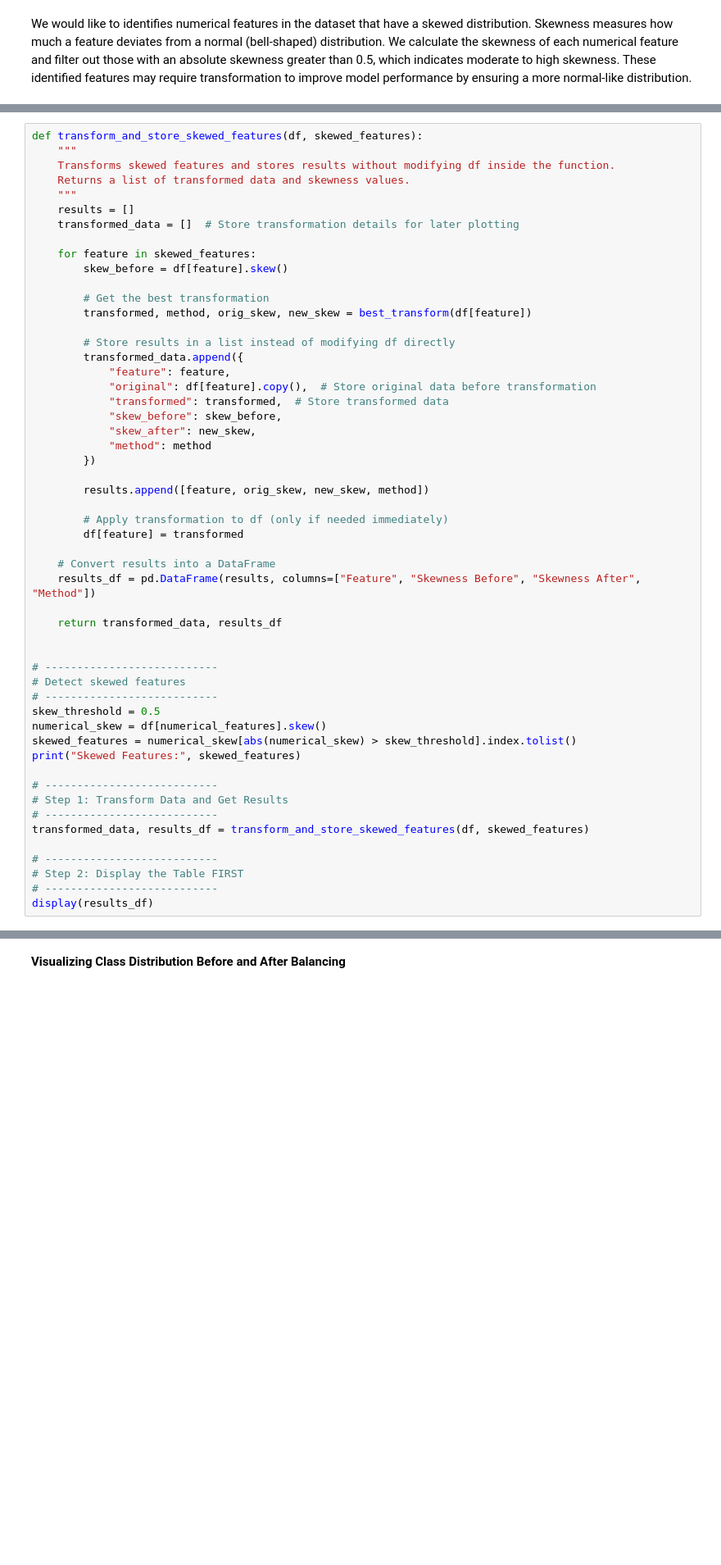
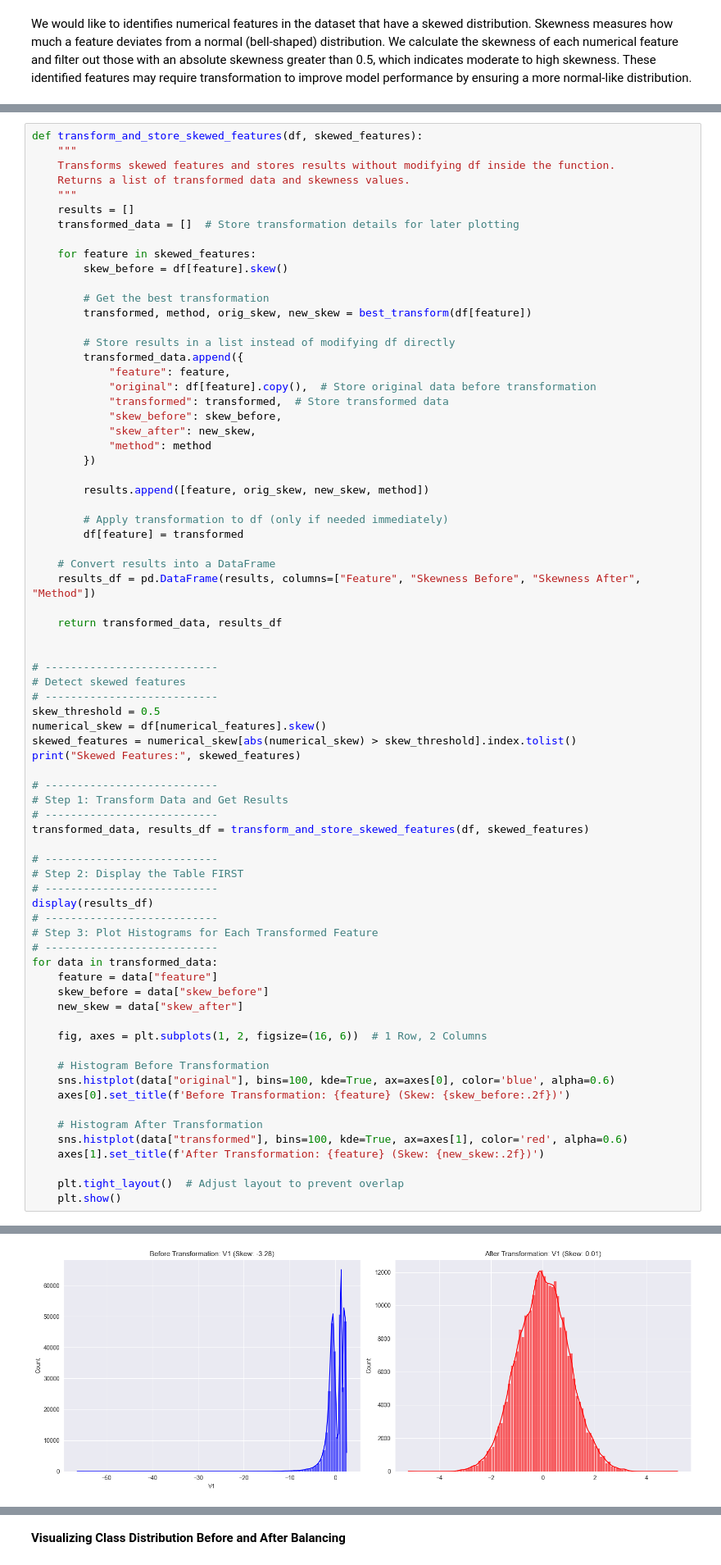
Before and after one commit to guyreuveni33/Tabular-Data-Science-Final-Research-Project, a Jupyter notebook: 21_2_2025_13 (2).ipynb, the cells around one changed output, grey strips where cells are left out. Shown at 82% size. Drawn from its saved outputs; the diff is of its cells as text; blank space fills up the shorter version.

```diff
--- a/21_2_2025_13 (2).ipynb
+++ b/21_2_2025_13 (2).ipynb
@@ -423,30 +395,51 @@ skewed_features = numerical_skew[abs(numerical_skew) > skew_threshold].index.tol
 print("Skewed Features:", skewed_features)
 
 # ---------------------------
 # Step 1: Transform Data and Get Results
 # ---------------------------
 transformed_data, results_df = transform_and_store_skewed_features(df, skewed_features)
 
 # ---------------------------
 # Step 2: Display the Table FIRST
 # ---------------------------
 display(results_df)
+# ---------------------------
+# Step 3: Plot Histograms for Each Transformed Feature
+# ---------------------------
+for data in transformed_data:
+    feature = data["feature"]
+    skew_before = data["skew_before"]
+    new_skew = data["skew_after"]
+
+    fig, axes = plt.subplots(1, 2, figsize=(16, 6))  # 1 Row, 2 Columns
+
+    # Histogram Before Transformation
+    sns.histplot(data["original"], bins=100, kde=True, ax=axes[0], color='blue', alpha=0.6)
+    axes[0].set_title(f'Before Transformation: {feature} (Skew: {skew_before:.2f})')
+
+    # Histogram After Transformation
+    sns.histplot(data["transformed"], bins=100, kde=True, ax=axes[1], color='red', alpha=0.6)
+    axes[1].set_title(f'After Transformation: {feature} (Skew: {new_skew:.2f})')
+
+    plt.tight_layout()  # Adjust layout to prevent overlap
+    plt.show()
 # %% [output]
 Skewed Features: ['V1', 'V2', 'V3', 'V4', 'V5', 'V6', 'V7', 'V8', 'V9', 'V10', 'V12', 'V14', 'V16', 'V17', 'V20', 'V21', 'V23', 'V24', 'V26', 'V27', 'V28', 'Amount']
 |  | Feature | Skewness Before | Skewness After | Method |
 | 0 | V1 | -3.280667 | 0.014658 | quantile |
 | 1 | V2 | -4.624866 | 0.062620 | quantile |
 | 2 | V3 | -2.240155 | 0.057024 | quantile |
 | 3 | V4 | 0.676292 | 0.018930 | yeo-johnson |
 | 4 | V5 | -2.425901 | 0.016408 | quantile |
 | 5 | V6 | 1.826581 | -0.014489 | quantile |
 | 6 | V7 | 2.553907 | 0.017067 | quantile |
 | 7 | V8 | -8.521944 | -0.016248 | quantile |
 | 8 | V9 | 0.554680 | 0.002901 | quantile |
 | 9 | V10 | 1.187141 | 0.000948 | quantile |
 | ... | ... | ... | ... | ... |
 | 17 | V24 | -0.552499 | -0.011967 | quantile |
 | 18 | V26 | 0.576693 | -0.013798 | quantile |
 | 19 | V27 | -1.170209 | -0.070072 | quantile |
 | 20 | V28 | 11.192091 | -0.002629 | quantile |
 | 21 | Amount | 16.977724 | 0.018354 | yeo-johnson |
+[figure, added]
```
Also changed, not shown: parts of 18 cells of this notebook.
